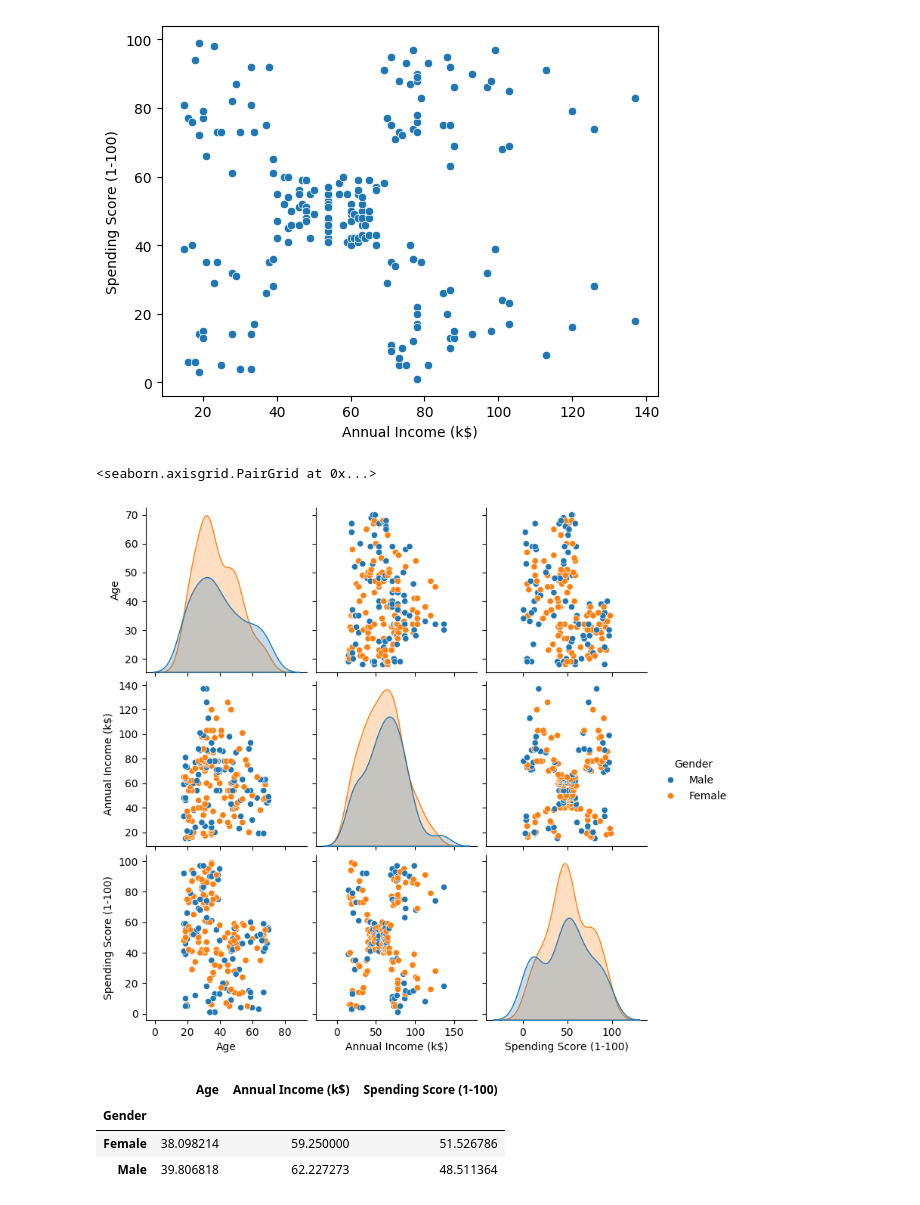
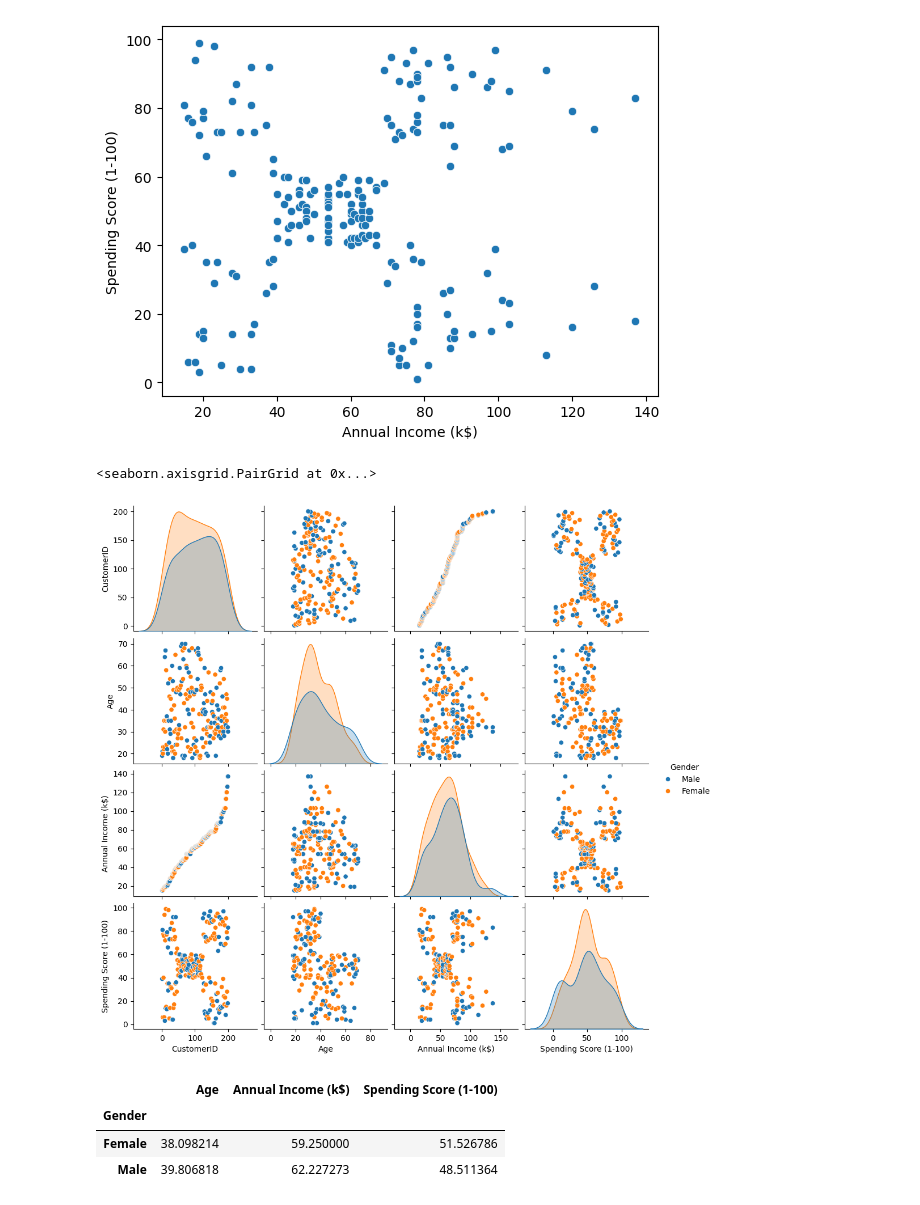
Before and after one commit to kiki-glitch/DataAnalysis-Portfolio, a Jupyter notebook: Mall_Customers.ipynb, the cells around one changed output. Saved outputs shown, nothing was run; the diff lists cells and outputs as text; code cells hidden in the pictures.

```diff
--- a/Mall_Customers.ipynb
+++ b/Mall_Customers.ipynb
@@ -83,11 +83,11 @@ sns.scatterplot(data=df, x='Annual Income (k$)',y='Spending Score (1-100)');
 # %% [output]
 [figure]
 # %%
-df=df.drop('CustomerID', axis=1)
+# df=df.drop('CustomerID', axis=1)
 sns.pairplot(df, hue='Gender')
 # %% [output]
 <seaborn.axisgrid.PairGrid at 0x...>
-[figure, old version]
+[figure, new version]
 # %%
 df.groupby(['Gender'])[['Age','Annual Income (k$)','Spending Score (1-100)']].mean()
 # %% [output]
```
Also changed, not shown: parts of 21 cells of this notebook.
